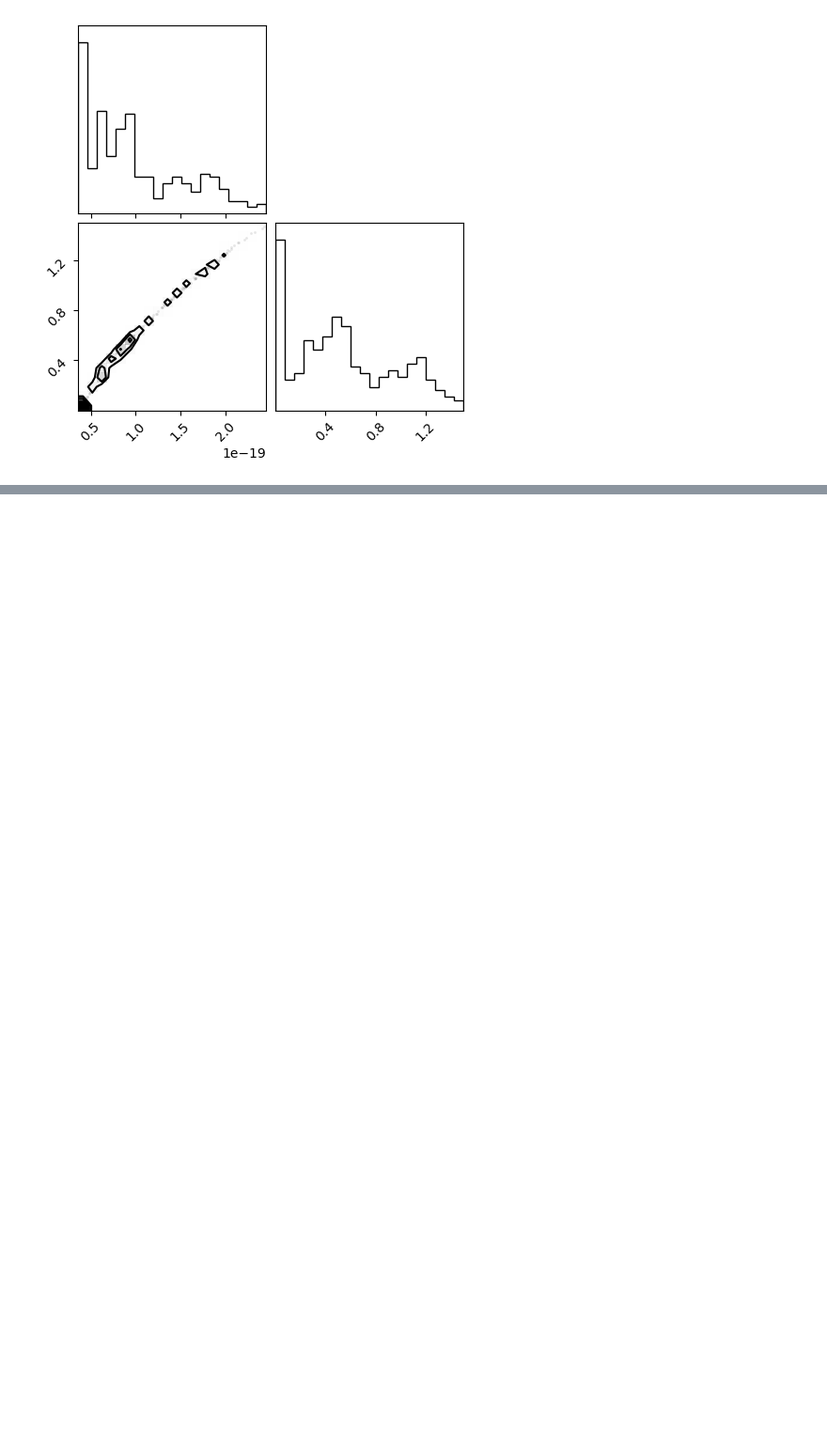
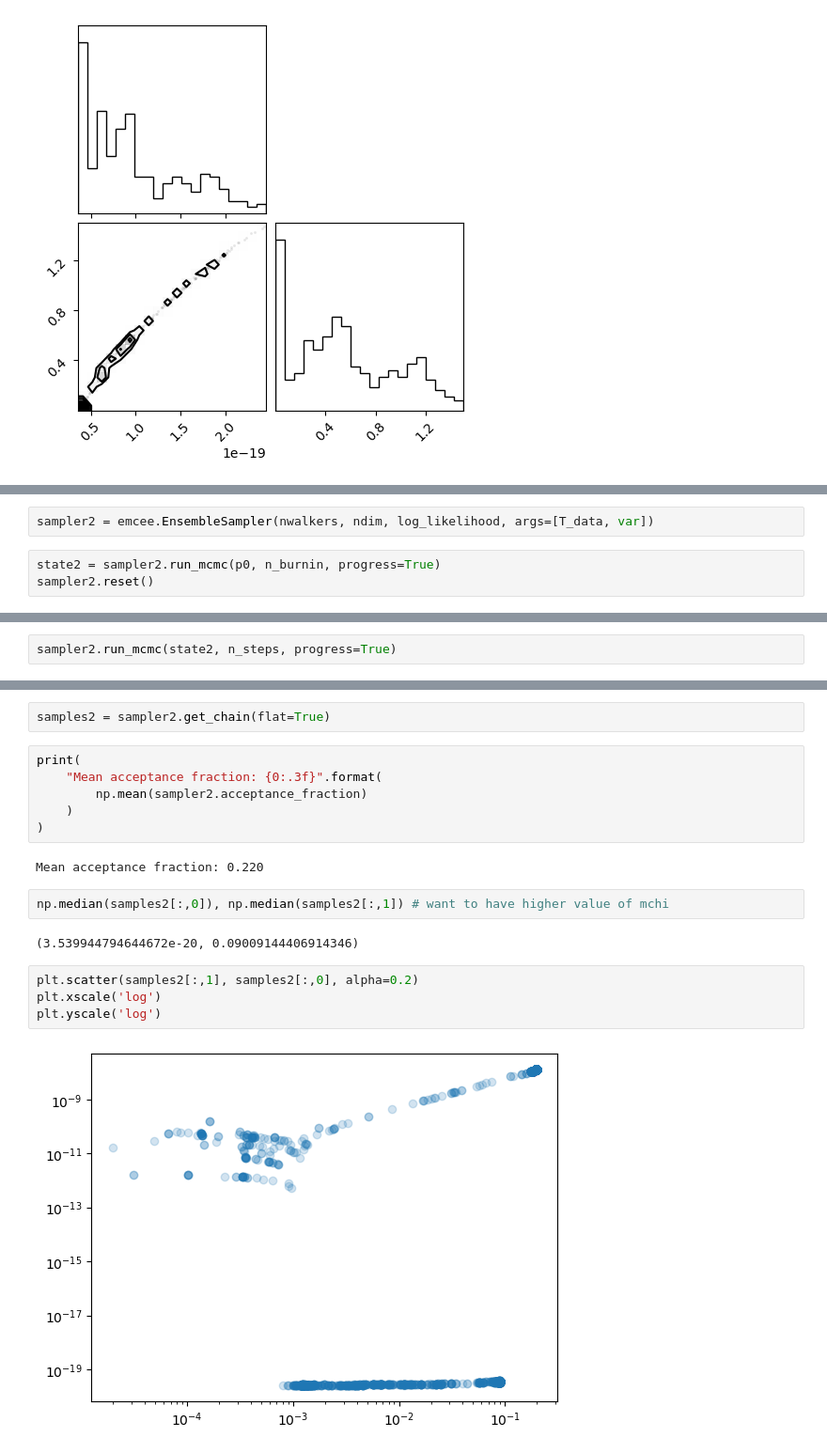
Before and after one commit to kpardo/thermo-idm, a Jupyter notebook: mcmc_2_param.ipynb, the cells around one changed output, grey strips where cells are left out. Shown at 94% size. Saved outputs shown, nothing was run; the diff lists cells and outputs as text; blank space fills up the shorter version.

```diff
--- a/mcmc_2_param.ipynb
+++ b/mcmc_2_param.ipynb
@@ -185,0 +225,5 @@ fig = corner.corner(flat_samples) #LOL this is so bad
+# %%
+sampler2 = emcee.EnsembleSampler(nwalkers, ndim, log_likelihood, args=[T_data, var])
+# %%
+state2 = sampler2.run_mcmc(p0, n_burnin, progress=True)
+sampler2.reset()
@@ -185,0 +248,2 @@ fig = corner.corner(flat_samples) #LOL this is so bad
+# %%
+sampler2.run_mcmc(state2, n_steps, progress=True)
@@ -185,0 +285,20 @@ fig = corner.corner(flat_samples) #LOL this is so bad
+# %%
+samples2 = sampler2.get_chain(flat=True)
+# %%
+print(
+    "Mean acceptance fraction: {0:.3f}".format(
+        np.mean(sampler2.acceptance_fraction)
+    )
+)
+# %% [output]
+Mean acceptance fraction: 0.220
+# %%
+np.median(samples2[:,0]), np.median(samples2[:,1]) # want to have higher value of mchi
+# %% [output]
+(3.539944794644672e-20, 0.09009144406914346)
+# %%
+plt.scatter(samples2[:,1], samples2[:,0], alpha=0.2)
+plt.xscale('log')
+plt.yscale('log')
+# %% [output]
+[figure, added]
```
Also changed, not shown: parts of 13 cells of this notebook, 1 other file.
